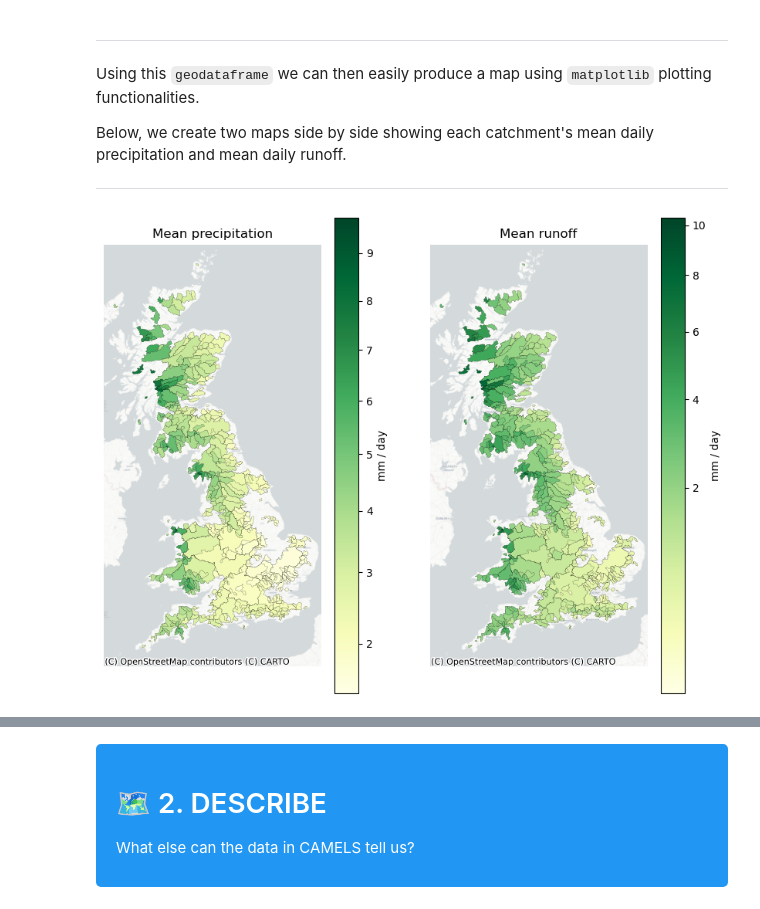
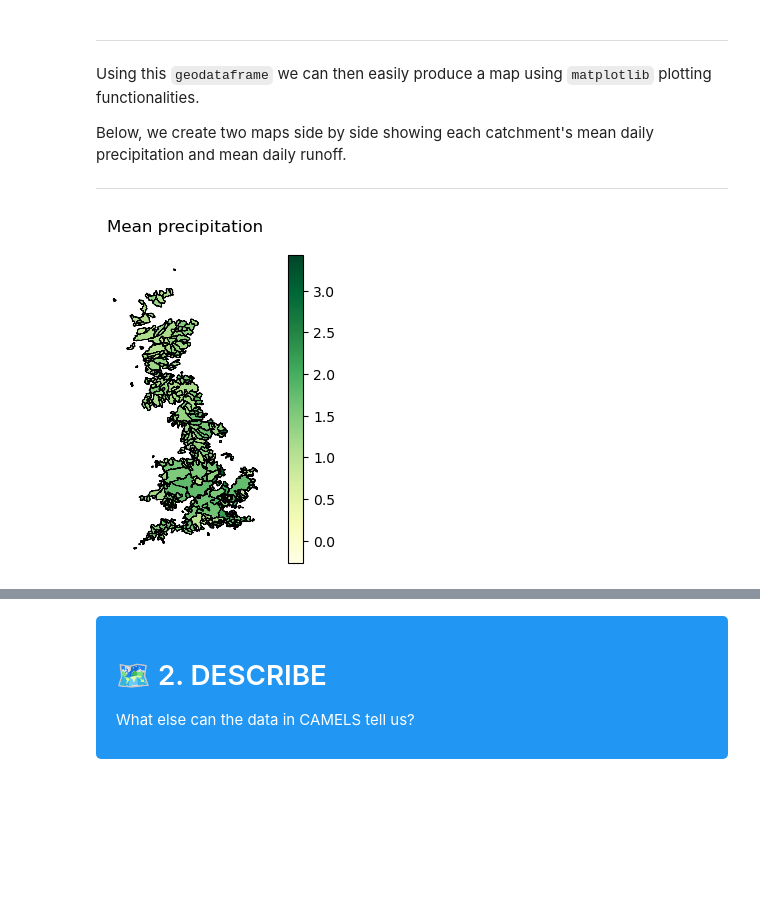
Before and after one commit to masher92/CamelsAnalysis, a Jupyter notebook: Newest.ipynb, the cells around one changed output, grey strips where cells are left out. Cells and saved outputs as stored; diff of their text form; code cells hidden in the pictures; blank space fills up the shorter version.

```diff
--- a/Newest.ipynb
+++ b/Newest.ipynb
@@ -280,18 +323,0 @@ Below, we create two maps side by side showing each catchment's mean daily preci
-# %%
-# Create a figure and axes object(s), which we will then plot onto
-fig,axs=plt.subplots(ncols=2, figsize=(10,8))
-catchment_attributes_gdf.plot('p_mean', ax=axs[0], legend=True,  cmap='YlGn', edgecolor='black', linewidth=0.1,
-                     norm=PowerNorm(gamma=0.8),
-            legend_kwds={"label": "mm / day", "orientation": "vertical"})
-axs[0].axis('off')
-axs[0].set_title("Mean precipitation")
-ctx.add_basemap(axs[0], source=ctx.providers.CartoDB.Positron, zoom=8)
-
-catchment_attributes_gdf.plot('q_mean', ax=axs[1], legend=True,  cmap='YlGn', edgecolor='black', linewidth=0.1,
-                     norm=PowerNorm(gamma=0.5),
-            legend_kwds={"label": "mm / day", "orientation": "vertical"})
-axs[1].axis('off')
-axs[1].set_title("Mean runoff")
-ctx.add_basemap(axs[1], source=ctx.providers.CartoDB.Positron)
-# %% [output]
-[figure, removed]
@@ -300,3 +324,13 @@ ctx.add_basemap(axs[1], source=ctx.providers.CartoDB.Positron)
+# %%
+fig,ax=plt.subplots(figsize=(6,4))
+catchment_attributes_gdf.plot('stream_elas', ax=ax, legend = True, edgecolor='black',
+#                                                    norm=PowerNorm(gamma=0.8),
+                             linewidth = 0.5, cmap = 'YlGn')
+ax.set_title("Mean precipitation")
+ax.axis('off');
+# ctx.add_basemap(ax, source=ctx.providers.CartoDB.Positron, zoom=8)
+# %% [output]
+[figure, added]
 # %% [markdown]
 <div style="background-color: #f0faf0; border: 1px solid #4CAF50; border-radius: 5px; padding: 15px 20px; margin: 10px 0px;">
 
```
Also changed, not shown: parts of 30 cells of this notebook.
